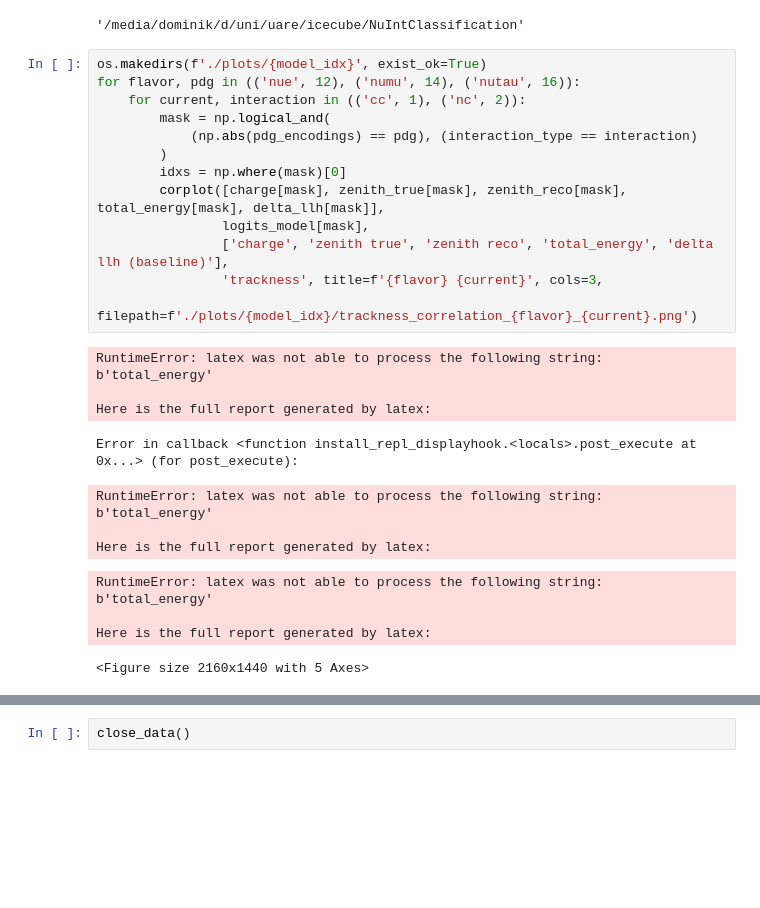
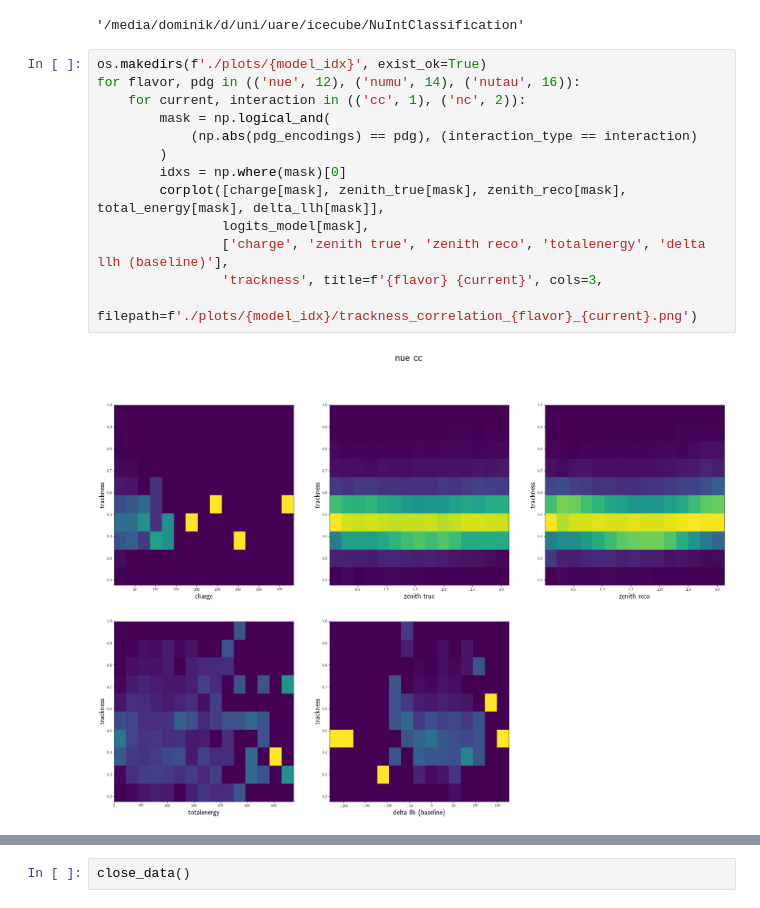
Before and after one commit to ruian1/NuIntClassification, a Jupyter notebook: baselines.ipynb, the cells around one changed output, grey strips where cells are left out. Drawn from its saved outputs; the diff is of its cells as text; blank space fills up the shorter version.

```diff
--- a/baselines.ipynb
+++ b/baselines.ipynb
@@ -383,28 +380,15 @@ import os
 # %%
 os.makedirs(f'./plots/{model_idx}', exist_ok=True)
 for flavor, pdg in (('nue', 12), ('numu', 14), ('nutau', 16)):
     for current, interaction in (('cc', 1), ('nc', 2)):
         mask = np.logical_and(
             (np.abs(pdg_encodings) == pdg), (interaction_type == interaction)
         )
         idxs = np.where(mask)[0]
         corplot([charge[mask], zenith_true[mask], zenith_reco[mask], total_energy[mask], delta_llh[mask]],
                 logits_model[mask],
-                ['charge', 'zenith true', 'zenith reco', 'total_energy', 'delta llh (baseline)'],
+                ['charge', 'zenith true', 'zenith reco', 'totalenergy', 'delta llh (baseline)'],
                 'trackness', title=f'{flavor} {current}', cols=3,
                filepath=f'./plots/{model_idx}/trackness_correlation_{flavor}_{current}.png')
 # %% [output]
-RuntimeError: latex was not able to process the following string:
-b'total_energy'
-
-Here is the full report generated by latex:
-Error in callback <function install_repl_displayhook.<locals>.post_execute at 0x...> (for post_execute):
-RuntimeError: latex was not able to process the following string:
-b'total_energy'
-
-Here is the full report generated by latex:
-RuntimeError: latex was not able to process the following string:
-b'total_energy'
-
-Here is the full report generated by latex:
-<Figure size 2160x1440 with 5 Axes>
+[figure, added]
```
Also changed, not shown: parts of 114 cells of this notebook, 4 other files.
